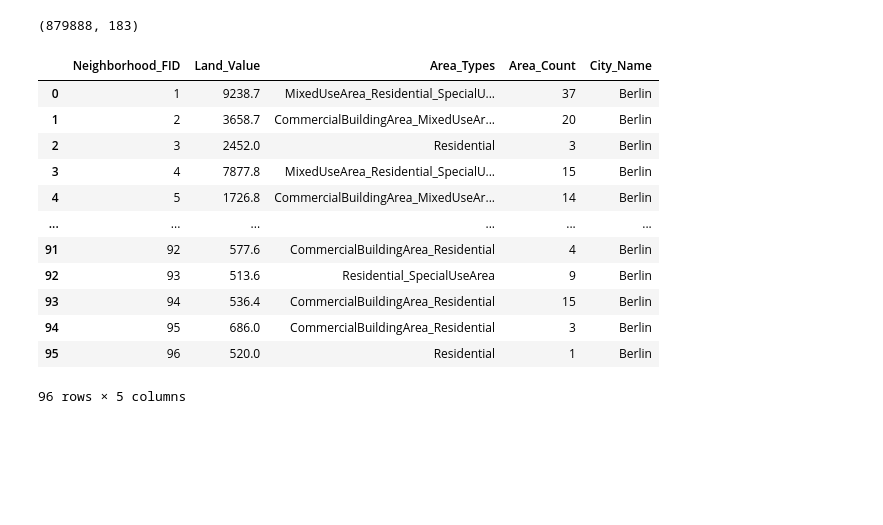
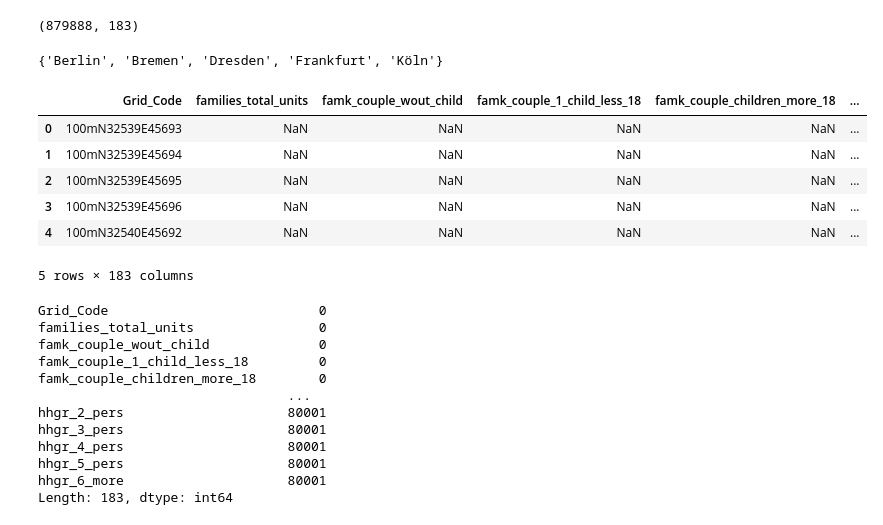
Before and after one commit to Schalwal/Geo-paw-sitioning, a Jupyter notebook: tryout.ipynb, the cells around one changed output. Saved outputs shown, nothing was run; the diff lists cells and outputs as text; code cells hidden in the pictures; blank space fills up the shorter version.

```diff
--- a/tryout.ipynb
+++ b/tryout.ipynb
@@ -92,19 +92,7 @@ df_zensus_data = combine_csv(path_zensus_data)
 df_zensus_data.shape
 # %% [output]
 (879888, 183)
-# %%
-p_berlin
-# %% [output]
-|  | Neighborhood_FID | Land_Value | Area_Types | Area_Count | City_Name |
-| 0 | 1 | 9238.7 | MixedUseArea_Residential_SpecialU... | 37 | Berlin |
-| 1 | 2 | 3658.7 | CommercialBuildingArea_MixedUseAr... | 20 | Berlin |
-| 2 | 3 | 2452.0 | Residential | 3 | Berlin |
-| 3 | 4 | 7877.8 | MixedUseArea_Residential_SpecialU... | 15 | Berlin |
-| 4 | 5 | 1726.8 | CommercialBuildingArea_MixedUseAr... | 14 | Berlin |
-| ... | ... | ... | ... | ... | ... |
-| 91 | 92 | 577.6 | CommercialBuildingArea_Residential | 4 | Berlin |
-| 92 | 93 | 513.6 | Residential_SpecialUseArea | 9 | Berlin |
-| 93 | 94 | 536.4 | CommercialBuildingArea_Residential | 15 | Berlin |
-| 94 | 95 | 686.0 | CommercialBuildingArea_Residential | 3 | Berlin |
-| 95 | 96 | 520.0 | Residential | 1 | Berlin |
-96 rows × 5 columns
+# %%
+set(df_zensus_data.City)
+# %% [output]
+{'Berlin', 'Bremen', 'Dresden', 'Frankfurt', 'Köln'}
@@ -110,0 +101,11 @@ p_berlin
+# %%
+zensus_ber = zensus_ber.reset_index(drop=True)
+zensus_ber.head()
+# %% [output]
+|  | Grid_Code | families_total_units | famk_couple_wout_child | famk_couple_1_child_less_18 | famk_couple_children_more_18 | ... |
+| 0 | 100mN32539E45693 | NaN | NaN | NaN | NaN | ... |
+| 1 | 100mN32539E45694 | NaN | NaN | NaN | NaN | ... |
+| 2 | 100mN32539E45695 | NaN | NaN | NaN | NaN | ... |
+| 3 | 100mN32539E45696 | NaN | NaN | NaN | NaN | ... |
+| 4 | 100mN32540E45692 | NaN | NaN | NaN | NaN | ... |
+5 rows × 183 columns
@@ -110,0 +114,15 @@ p_berlin
+# %%
+zber.isnull().sum()
+# %% [output]
+Grid_Code                           0
+families_total_units                0
+famk_couple_wout_child              0
+famk_couple_1_child_less_18         0
+famk_couple_children_more_18        0
+                                ...
+hhgr_2_pers                     80001
+hhgr_3_pers                     80001
+hhgr_4_pers                     80001
+hhgr_5_pers                     80001
+hhgr_6_more                     80001
+Length: 183, dtype: int64
```
Also changed, not shown: parts of 16 cells of this notebook.
